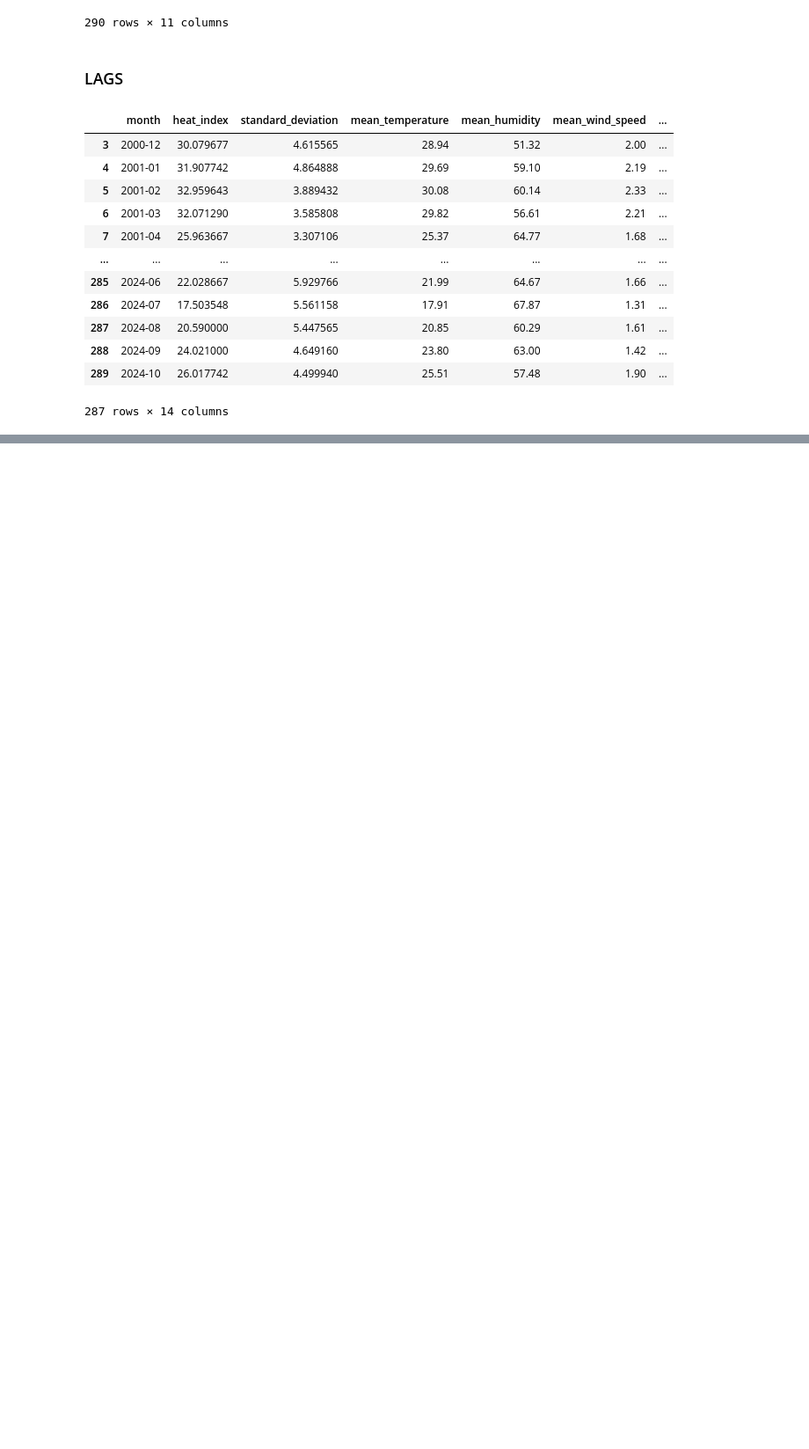
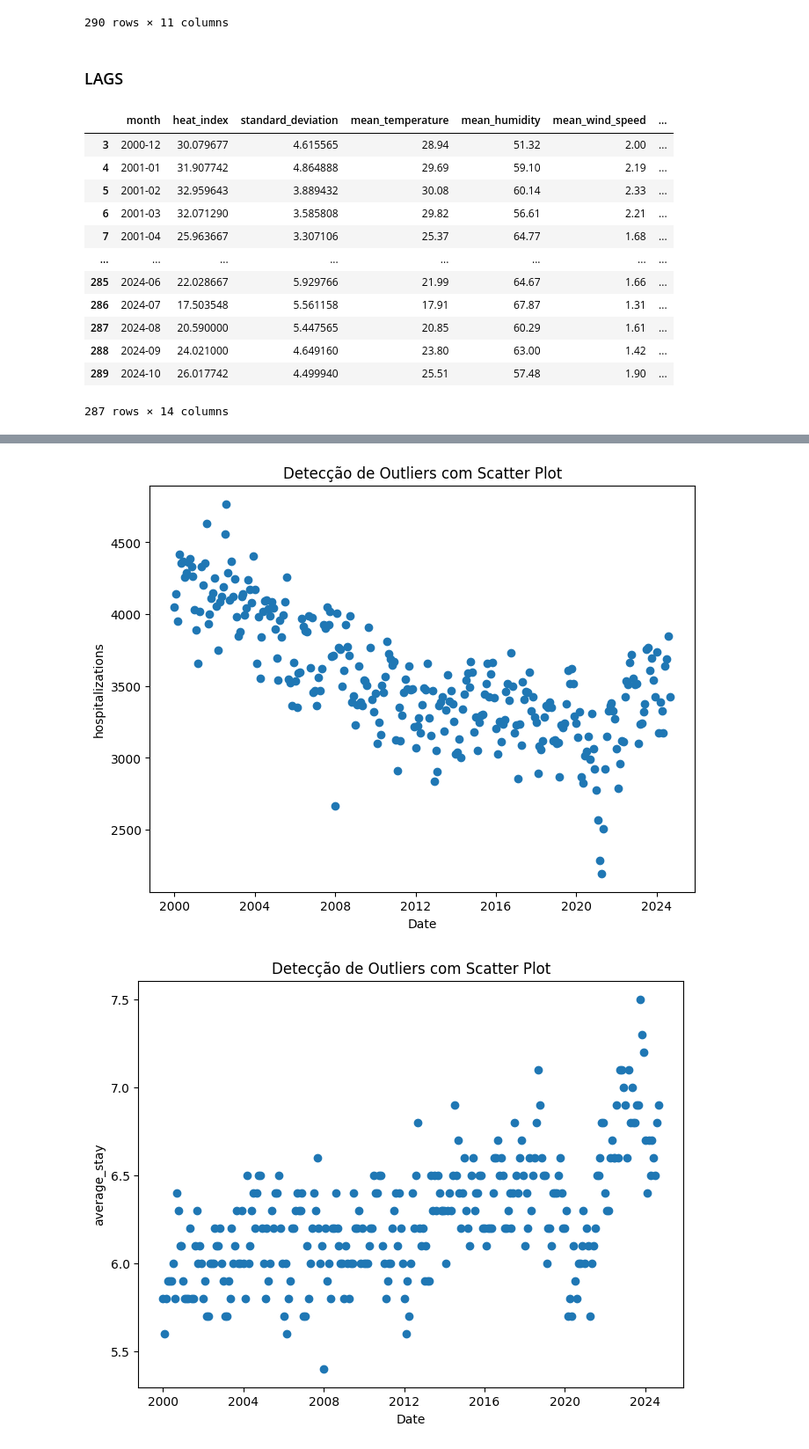
Before and after one commit to ThierrryScotto/trabalho_pratico, a Jupyter notebook: EDA_IMNET.ipynb, the cells around one changed output, grey strips where cells are left out. Shown at 88% size. Drawn from its saved outputs; the diff is of its cells as text; code cells hidden in the pictures; blank space fills up the shorter version.

```diff
--- a/EDA_IMNET.ipynb
+++ b/EDA_IMNET.ipynb
@@ -710,0 +808,5 @@ monthly_df.to_csv('monthly_df.csv', index=False)
+# %%
+datasus_df['date'] = datasus_df['date'].str.lstrip('.')
+datasus_df['date'] = datasus_df['date'].str.replace(' ', '').str.strip()
+
+datasus_df
@@ -710,0 +844,12 @@ monthly_df.to_csv('monthly_df.csv', index=False)
+# %%
+months = {
+    'Janeiro': '01', 'Fevereiro': '02', 'Marco': '03', 'Abril': '04',
+    'Maio': '05', 'Junho': '06', 'Julho': '07', 'Agosto': '08',
+    'Setembro': '09', 'Outubro': '10', 'Novembro': '11', 'Dezembro': '12'
+}
+
+datasus_df['date'] = datasus_df['date'].replace(months, regex=True)
+datasus_df['date'] = datasus_df['date'].apply(lambda x: '-'.join(x.split('/')[::-1]))
+datasus_df['date'] = pd.to_datetime(datasus_df['date'], format='%Y-%m')
+
+datasus_df
@@ -710,0 +917,5 @@ monthly_df.to_csv('monthly_df.csv', index=False)
+# %%
+datasus_df['average_stay'] = datasus_df['average_stay'].str.replace(',', '.').astype(float)
+datasus_df['mortality_rate'] = datasus_df['mortality_rate'].str.replace(',', '.').astype(float)
+
+datasus_df.info()
@@ -710,0 +965,6 @@ monthly_df.to_csv('monthly_df.csv', index=False)
+# %%
+features = datasus_df.columns.tolist()
+features.remove('date')
+
+for feature in features:
+    print(datasus_df[datasus_df[feature] < 0], "\n")
@@ -710,0 +987,11 @@ monthly_df.to_csv('monthly_df.csv', index=False)
+# %%
+for feature in features:
+    plt.figure(figsize=(8, 6))
+    plt.scatter(datasus_df['date'], datasus_df[feature])
+    plt.title('Detecção de Outliers com Scatter Plot')
+    plt.xlabel('Date')
+    plt.ylabel(feature)
+    plt.show()
+# %% [output]
+[figure, added]
+[figure, added]
```
Also changed, not shown: parts of 50 cells of this notebook.
